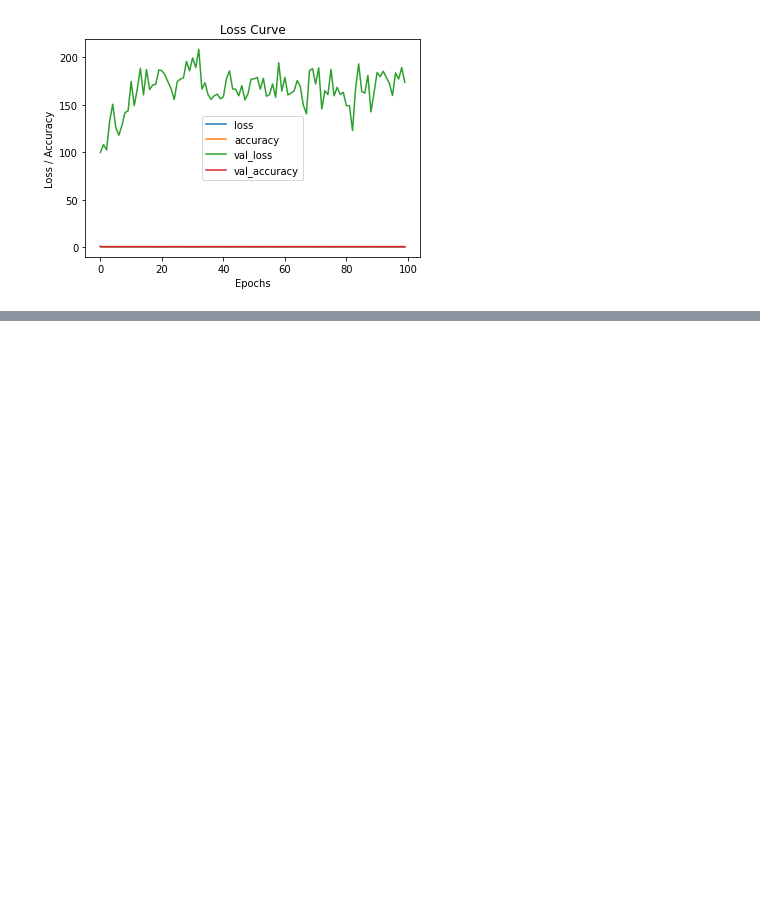
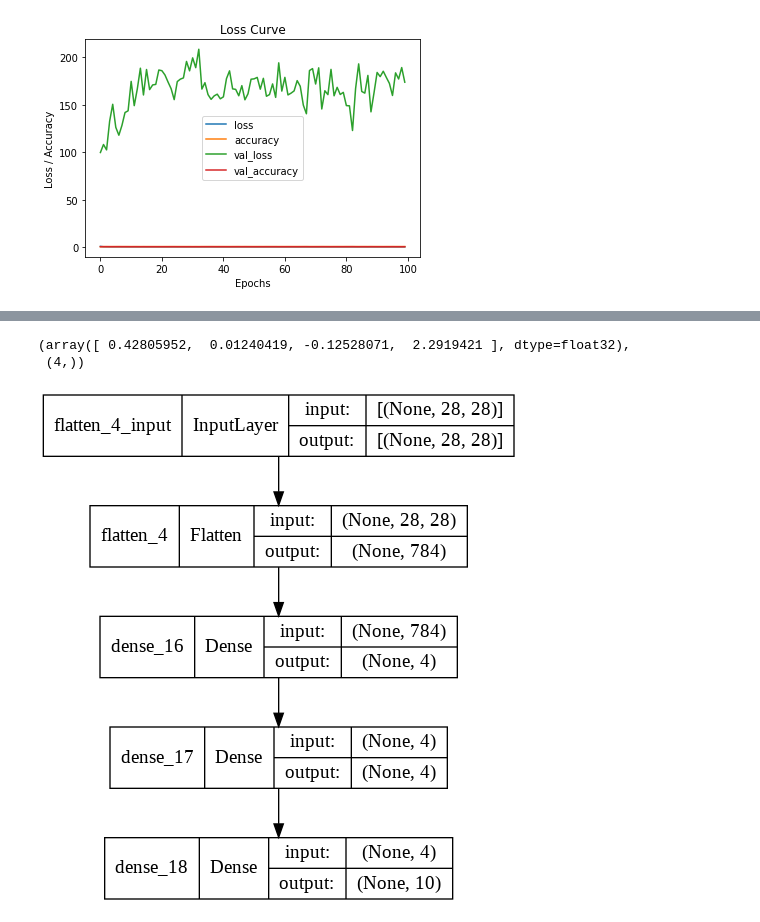
Before and after one commit to topguns837/Tensorflow-deeplearning, a Jupyter notebook: 02_neural_network_classification_with_tensorflow.ipynb, the cells around one changed output, grey strips where cells are left out. Cells and saved outputs as stored; diff of their text form; code cells hidden in the pictures; blank space fills up the shorter version.

```diff
--- a/02_neural_network_classification_with_tensorflow.ipynb
+++ b/02_neural_network_classification_with_tensorflow.ipynb
@@ -1507,0 +1502,7 @@ plt.show()
+# %%
+# Now let's checkout the bias vector
+
+biases , biases.shape
+# %% [output]
+(array([ 0.42805952,  0.01240419, -0.12528071,  2.2919421 ], dtype=float32),
+ (4,))
@@ -1507,0 +1512,8 @@ plt.show()
+# %%
+# Let's checkout another way of viewing our deep learning models
+
+from tensorflow.keras.utils import plot_model
+
+plot_model(model_13,show_shapes = True)
+# %% [output]
+[figure, added]
```
Also changed, not shown: parts of 79 cells of this notebook.
